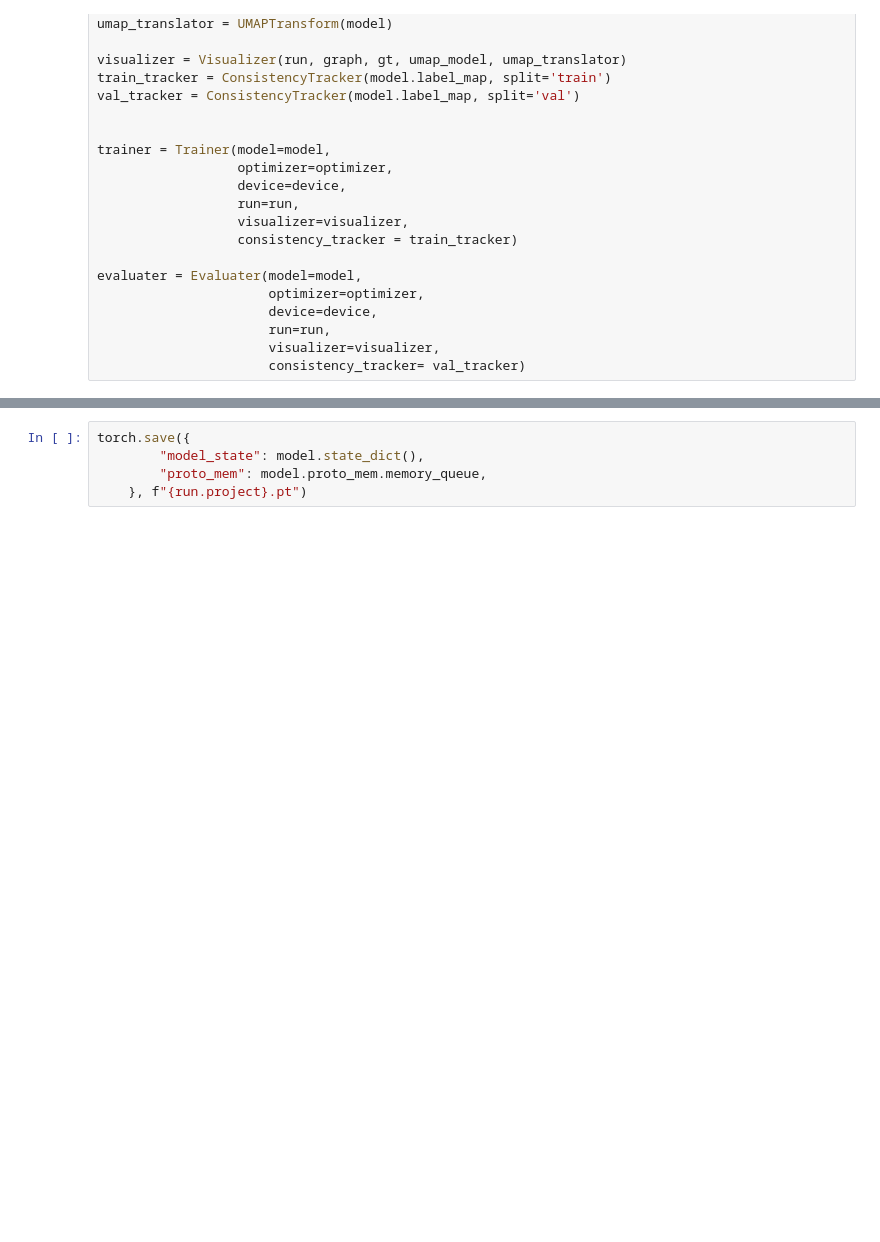
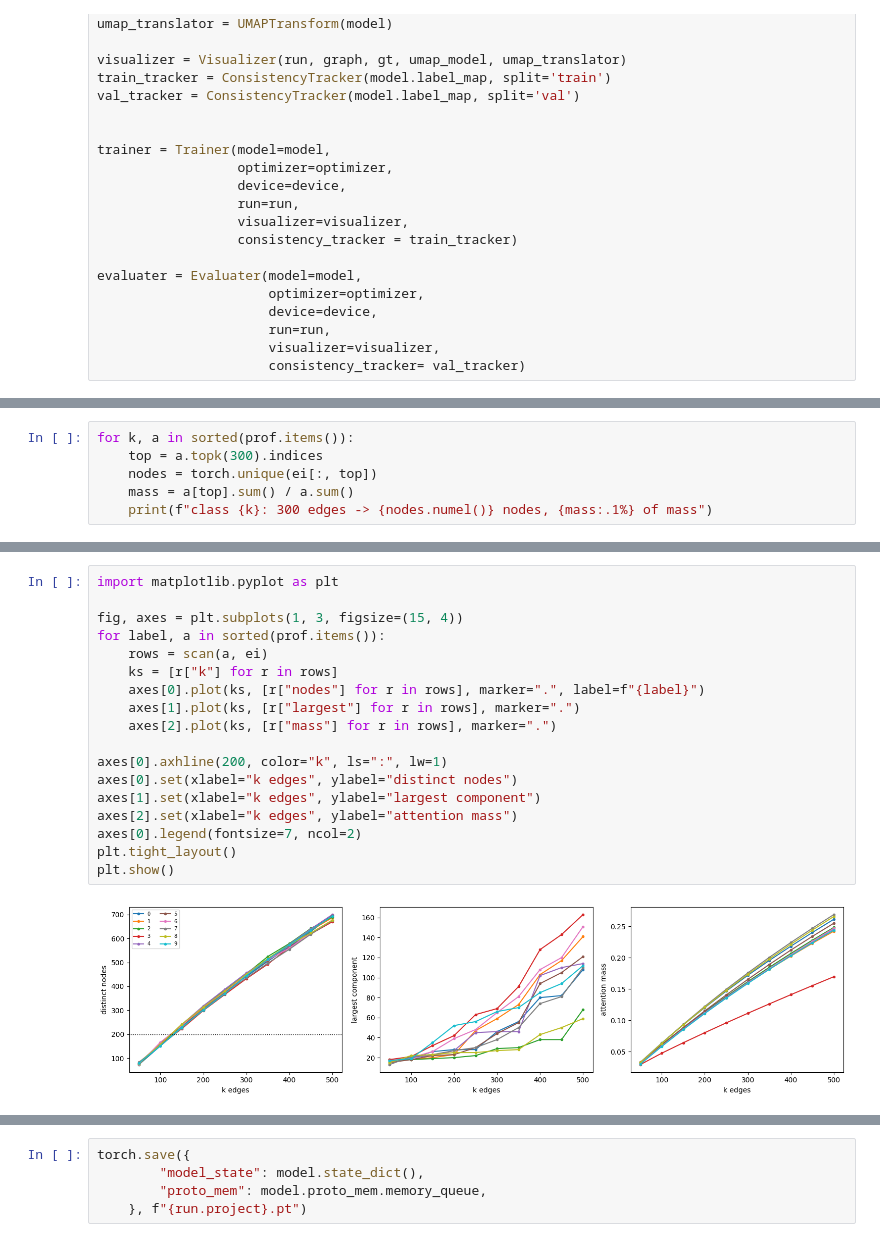
Before and after one commit to yoyo4581/GNN_POmics, a Jupyter notebook: RefinedML.ipynb, the cells around one changed output, grey strips where cells are left out. Drawn from its saved outputs; the diff is of its cells as text; blank space fills up the shorter version.

```diff
--- a/RefinedML.ipynb
+++ b/RefinedML.ipynb
@@ -432,0 +477,6 @@ model.warmup_complete = True
+# %%
+for k, a in sorted(prof.items()):
+    top = a.topk(300).indices
+    nodes = torch.unique(ei[:, top])
+    mass = a[top].sum() / a.sum()
+    print(f"class {k}: 300 edges -> {nodes.numel()} nodes, {mass:.1%} of mass")
@@ -433,3 +540,23 @@ model.warmup_complete = True
+# %%
+import matplotlib.pyplot as plt
+
+fig, axes = plt.subplots(1, 3, figsize=(15, 4))
+for label, a in sorted(prof.items()):
+    rows = scan(a, ei)
+    ks = [r["k"] for r in rows]
+    axes[0].plot(ks, [r["nodes"] for r in rows], marker=".", label=f"{label}")
+    axes[1].plot(ks, [r["largest"] for r in rows], marker=".")
+    axes[2].plot(ks, [r["mass"] for r in rows], marker=".")
+
+axes[0].axhline(200, color="k", ls=":", lw=1)
+axes[0].set(xlabel="k edges", ylabel="distinct nodes")
+axes[1].set(xlabel="k edges", ylabel="largest component")
+axes[2].set(xlabel="k edges", ylabel="attention mass")
+axes[0].legend(fontsize=7, ncol=2)
+plt.tight_layout()
+plt.show()
+# %% [output]
+[figure, added]
 # %%
 wandb.finish()
 # %% [output]
```
Also changed, not shown: parts of 42 cells of this notebook, 32 other files.
